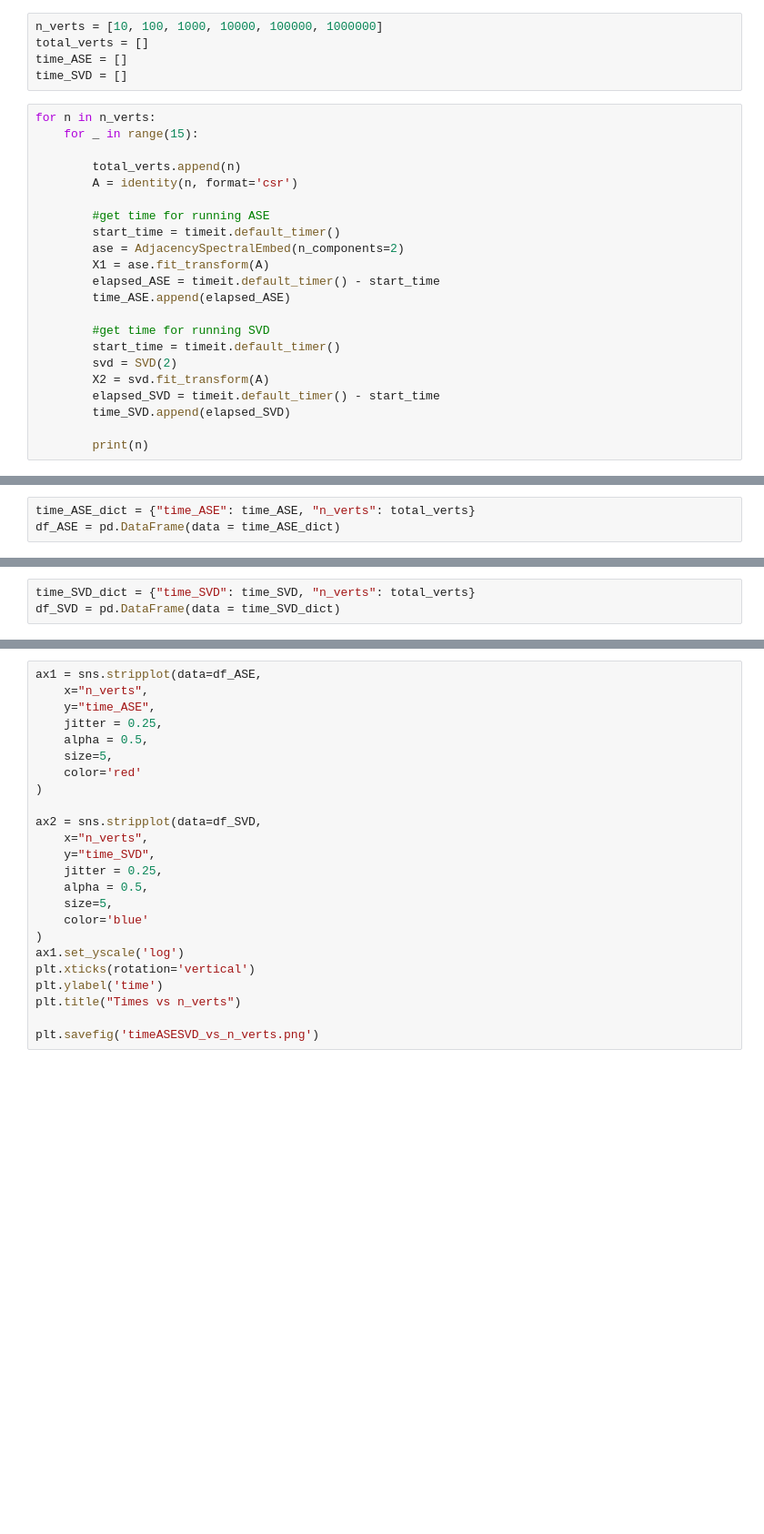
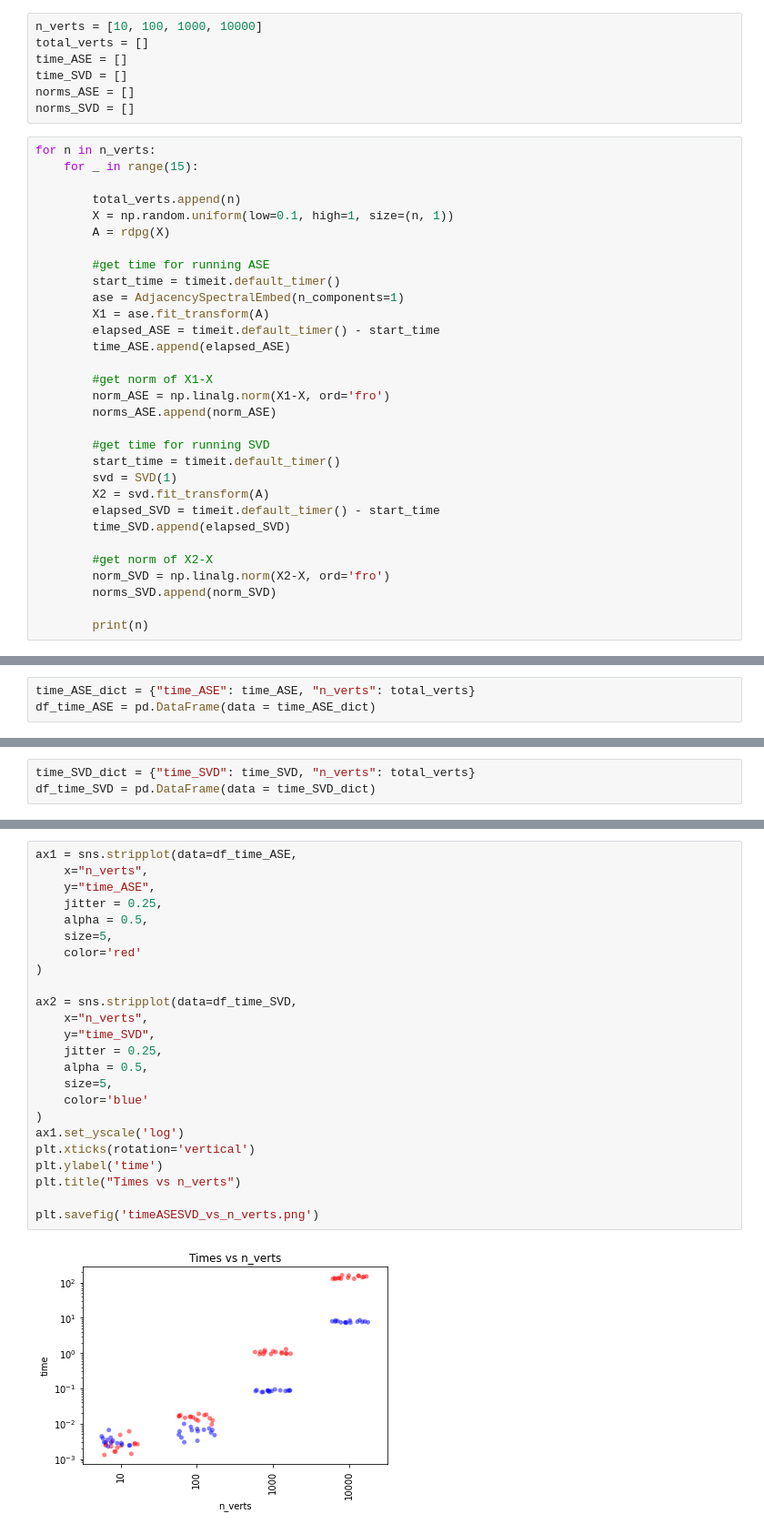
Before and after one commit to kareef928/graspologic-personal, a Jupyter notebook: notebooks/spectral-svd-sim.ipynb, the cells around one changed output, grey strips where cells are left out. Shown: that part at 91% size. Cells and saved outputs as stored; diff of their text form; blank space fills up the shorter version.

Commit message:
fix embeddings sim

```diff
--- a/notebooks/spectral-svd-sim.ipynb
+++ b/notebooks/spectral-svd-sim.ipynb
@@ -30,27 +32,38 @@ Exact same process as sim 1 except use spectral instead of SVD and LSE instead o
 # %%
-n_verts = [10, 100, 1000, 10000, 100000, 1000000]
+n_verts = [10, 100, 1000, 10000]
 total_verts = []
 time_ASE = []
 time_SVD = []
+norms_ASE = []
+norms_SVD = []
 # %%
 for n in n_verts:
     for _ in range(15):
 
         total_verts.append(n)
-        A = identity(n, format='csr')
+        X = np.random.uniform(low=0.1, high=1, size=(n, 1))
+        A = rdpg(X)
 
         #get time for running ASE
         start_time = timeit.default_timer()
-        ase = AdjacencySpectralEmbed(n_components=2)
+        ase = AdjacencySpectralEmbed(n_components=1)
         X1 = ase.fit_transform(A)
         elapsed_ASE = timeit.default_timer() - start_time
         time_ASE.append(elapsed_ASE)
 
+        #get norm of X1-X
+        norm_ASE = np.linalg.norm(X1-X, ord='fro')
+        norms_ASE.append(norm_ASE)
+
         #get time for running SVD
         start_time = timeit.default_timer()
-        svd = SVD(2)
+        svd = SVD(1)
         X2 = svd.fit_transform(A)
         elapsed_SVD = timeit.default_timer() - start_time
         time_SVD.append(elapsed_SVD)
 
+        #get norm of X2-X
+        norm_SVD = np.linalg.norm(X2-X, ord='fro')
+        norms_SVD.append(norm_SVD)
+
         print(n)
@@ -57,3 +107,3 @@ for n in n_verts:
 # %%
 time_ASE_dict = {"time_ASE": time_ASE, "n_verts": total_verts}
-df_ASE = pd.DataFrame(data = time_ASE_dict)
+df_time_ASE = pd.DataFrame(data = time_ASE_dict)
@@ -60,3 +113,3 @@ df_ASE = pd.DataFrame(data = time_ASE_dict)
 # %%
 time_SVD_dict = {"time_SVD": time_SVD, "n_verts": total_verts}
-df_SVD = pd.DataFrame(data = time_SVD_dict)
+df_time_SVD = pd.DataFrame(data = time_SVD_dict)
@@ -63,24 +119,26 @@ df_SVD = pd.DataFrame(data = time_SVD_dict)
 # %%
-ax1 = sns.stripplot(data=df_ASE,
+ax1 = sns.stripplot(data=df_time_ASE,
     x="n_verts",
     y="time_ASE",
     jitter = 0.25,
     alpha = 0.5,
     size=5,
     color='red'
 )
 
-ax2 = sns.stripplot(data=df_SVD,
+ax2 = sns.stripplot(data=df_time_SVD,
     x="n_verts",
     y="time_SVD",
     jitter = 0.25,
     alpha = 0.5,
     size=5,
     color='blue'
 )
 ax1.set_yscale('log')
 plt.xticks(rotation='vertical')
 plt.ylabel('time')
 plt.title("Times vs n_verts")
 
 plt.savefig('timeASESVD_vs_n_verts.png')
+# %% [output]
+[figure, added]
```
Also changed, not shown: parts of 14 cells of this notebook, 5 other files.
